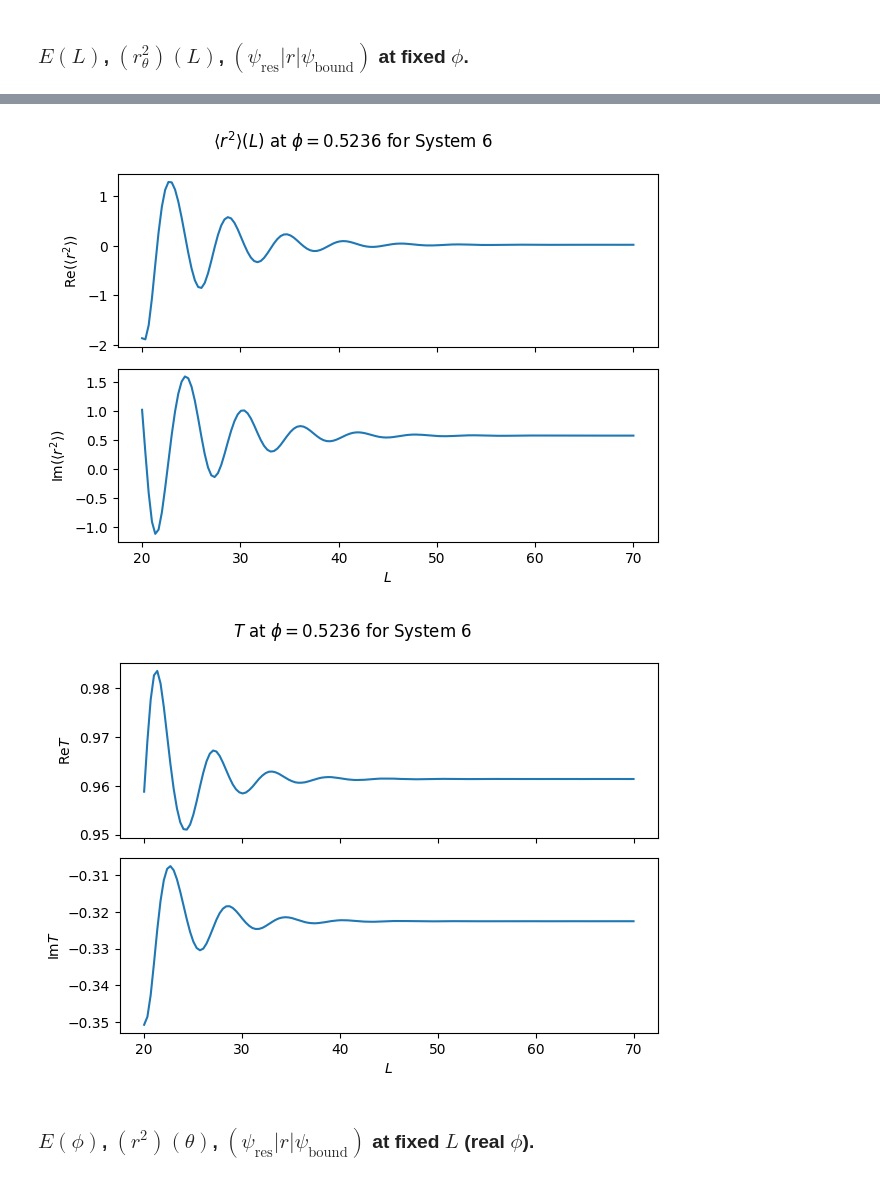
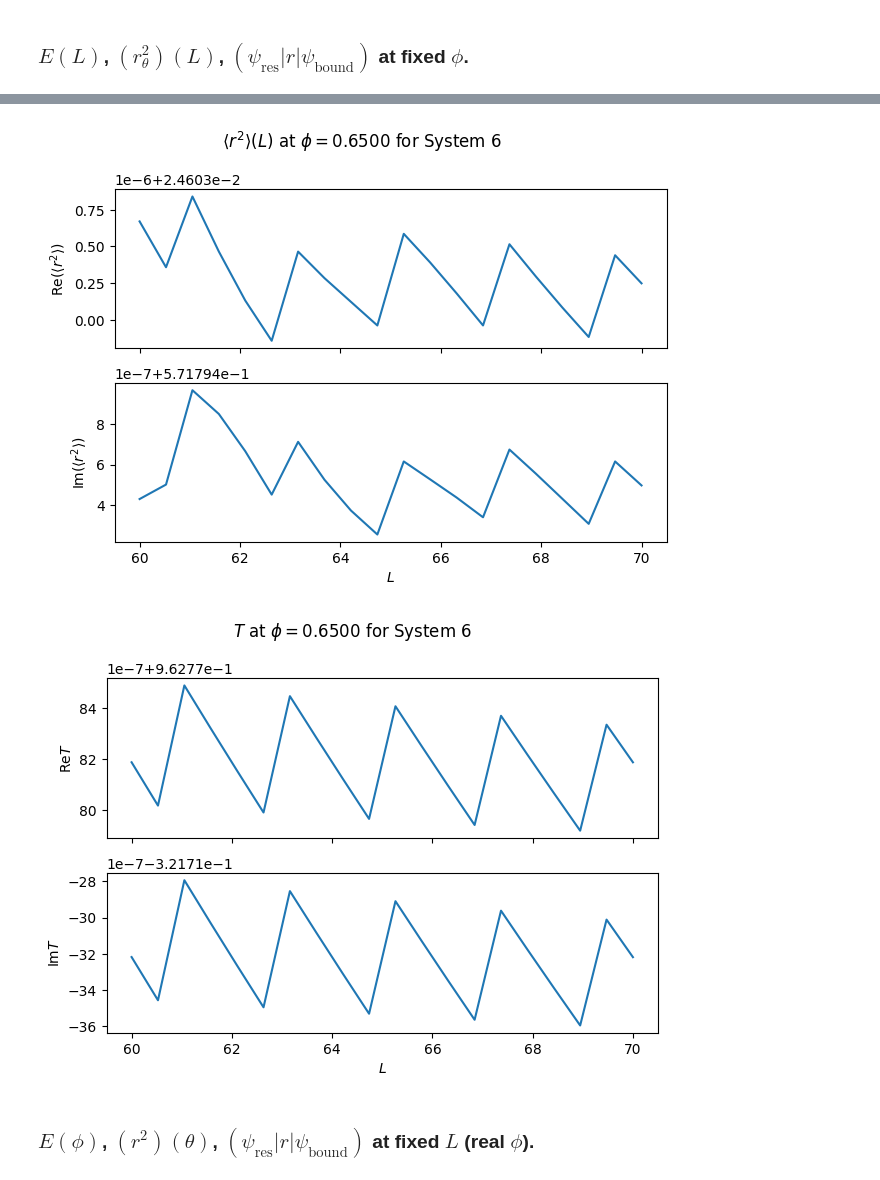
Before and after one commit to KSHobbyProjs/koenig-ecbackrotation-project, a Jupyter notebook: notebooks/systems/complex-rotation-angle/system_2_complextheta.ipynb, the cells around one changed output, grey strips where cells are left out. Saved outputs shown, nothing was run; the diff lists cells and outputs as text; code cells hidden in the pictures.

```diff
--- a/notebooks/systems/complex-rotation-angle/system_2_complextheta.ipynb
+++ b/notebooks/systems/complex-rotation-angle/system_2_complextheta.ipynb
@@ -23,12 +23,14 @@ import matplotlib.pyplot as plt
 # %%
 system_num = 2
 
-n_guess = 256
-L_guess = 50.0
-phi_guess = np.pi/6
+mesh_width_guess = 0.10
+L_guess = 60.0
+n_guess = max(L_guess // mesh_width_guess - 1, 1)
+phi_guess = .65
+
 res_guess = 0.25823 - 1j*0.16433  # expected value of resonance
 bound_guess = -2.5434016 + 1j*0   # due to finite volume, there will be a small imaginary component from CSM
-telem_guess =0.96188897 - 1j*0.3225834025497
+telem_guess = 0.96188897 - 1j*0.3225834025497
 rr_guess = 0.6024 + 1j*0.06062
 
 def gauss_barrier(r):
@@ -44,16 +46,15 @@ plots_folder.mkdir(exist_ok=True, parents=True)
 ### $E(L)$, $(r_\theta^2)(L)$, $(\psi_\text{res}|r|\psi_\text{bound})$ at fixed $\phi$.
 # %%
 # compute <r^2> as L varies
-mesh_width_guess = 0.2
-observables = {"energies": obs_energy, "rrs": obs_rr, "telems": obs_telem}
+dvr_observables = {"energies": obs_energy, "rrs": obs_rr, "telems": obs_telem}
 
-Ls = np.linspace(20.0, 70., 150)
+Ls = np.linspace(60.0, 70., 20)
 results = linesweep_L(
     phi_guess,
     res_guess,
     Ls,
     mesh_width_guess,
-    observables,
+    dvr_observables,
     resonance_potential=gauss_barrier,
     resonance_l=1,
     bound_energy=bound_guess,
@@ -77,7 +78,7 @@ fig.suptitle(rf"$E(L)$ at $\phi=${phi_guess:.4f} for System 6")
 plt.tight_layout()
 if save_plots: plt.savefig(plots_folder / "E_stability_L")
 plt.show()
-residual
+
 # plot <r^2>(L)
 fig, (ax1, ax2) = plt.subplots(2, 1, sharex=True)
 ax1.plot(Ls, np.real(rrs))
@@ -106,2 +107,2 @@ plt.show()
-[figure, old version]
+[figure, new version]
-[figure, old version]
+[figure, new version]
```
Also changed, not shown: parts of 25 cells of this notebook, 35 other files.
